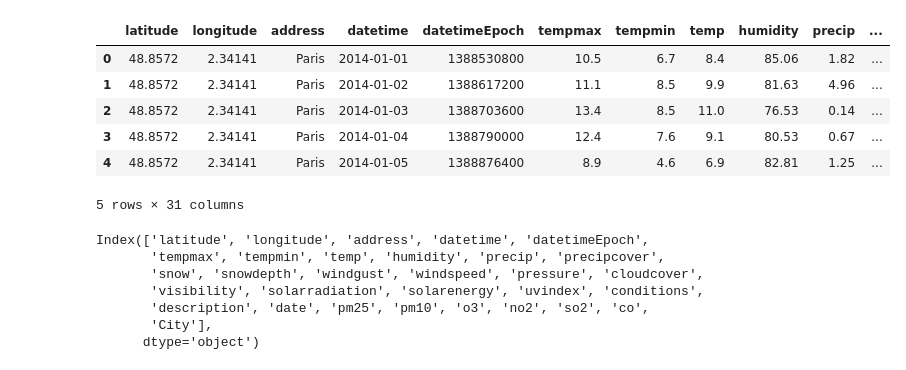
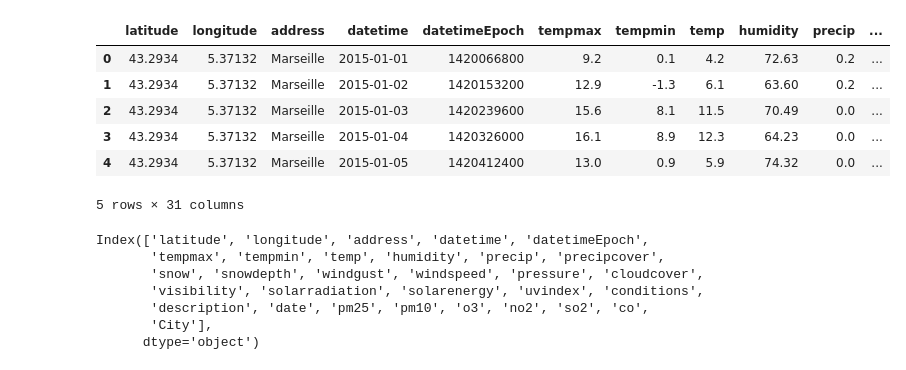
Before and after one commit to radek-deb/Air_Quality_Paris-vs-Lyon_Final_Project, a Jupyter notebook: 04 - Data Cleaning/04-1- Data Cleaniang TS/cleaning_TS_Marseille.ipynb, the cells around one changed output. Drawn from its saved outputs; the diff is of its cells as text; code cells hidden in the pictures.

```diff
--- a/04 - Data Cleaning/04-1- Data Cleaniang TS/cleaning_TS.ipynb
+++ b/04 - Data Cleaning/04-1- Data Cleaniang TS/cleaning_TS_Marseille.ipynb
@@ -5,15 +5,15 @@ import numpy as np
 import seaborn as sns
 import matplotlib.pyplot as plt
 # %%
-paris_ts = pd.read_csv(r'C:\Users\radek\Git-Hub\Final_Project_Ironhack\04 - Data Cleaning\Paris.csv')
+data_ts = pd.read_csv(r'C:\Users\radek\Git-Hub\Final_Project_Ironhack\04 - Data Cleaning\Marseille.csv')
 # %%
-paris_ts.head()
+data_ts.head()
 # %% [output]
 |  | latitude | longitude | address | datetime | datetimeEpoch | tempmax | tempmin | temp | humidity | precip | ... |
-| 0 | 48.8572 | 2.34141 | Paris | 2014-01-01 | 1388530800 | 10.5 | 6.7 | 8.4 | 85.06 | 1.82 | ... |
-| 1 | 48.8572 | 2.34141 | Paris | 2014-01-02 | 1388617200 | 11.1 | 8.5 | 9.9 | 81.63 | 4.96 | ... |
-| 2 | 48.8572 | 2.34141 | Paris | 2014-01-03 | 1388703600 | 13.4 | 8.5 | 11.0 | 76.53 | 0.14 | ... |
-| 3 | 48.8572 | 2.34141 | Paris | 2014-01-04 | 1388790000 | 12.4 | 7.6 | 9.1 | 80.53 | 0.67 | ... |
-| 4 | 48.8572 | 2.34141 | Paris | 2014-01-05 | 1388876400 | 8.9 | 4.6 | 6.9 | 82.81 | 1.25 | ... |
+| 0 | 43.2934 | 5.37132 | Marseille | 2015-01-01 | 1420066800 | 9.2 | 0.1 | 4.2 | 72.63 | 0.2 | ... |
+| 1 | 43.2934 | 5.37132 | Marseille | 2015-01-02 | 1420153200 | 12.9 | -1.3 | 6.1 | 63.60 | 0.2 | ... |
+| 2 | 43.2934 | 5.37132 | Marseille | 2015-01-03 | 1420239600 | 15.6 | 8.1 | 11.5 | 70.49 | 0.0 | ... |
+| 3 | 43.2934 | 5.37132 | Marseille | 2015-01-04 | 1420326000 | 16.1 | 8.9 | 12.3 | 64.23 | 0.0 | ... |
+| 4 | 43.2934 | 5.37132 | Marseille | 2015-01-05 | 1420412400 | 13.0 | 0.9 | 5.9 | 74.32 | 0.0 | ... |
 5 rows × 31 columns
 # %%
```
Also changed, not shown: parts of 18 cells of this notebook, 21 other files.
